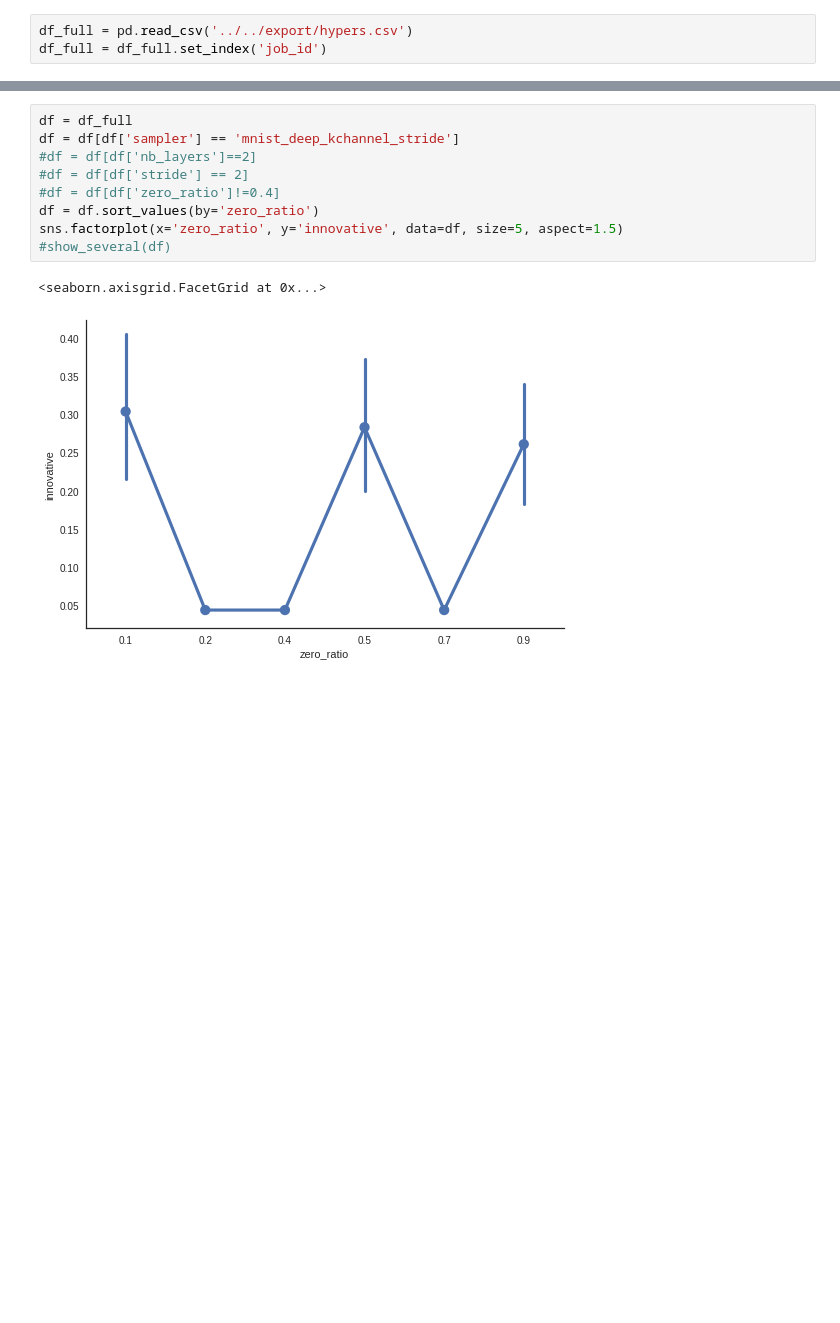
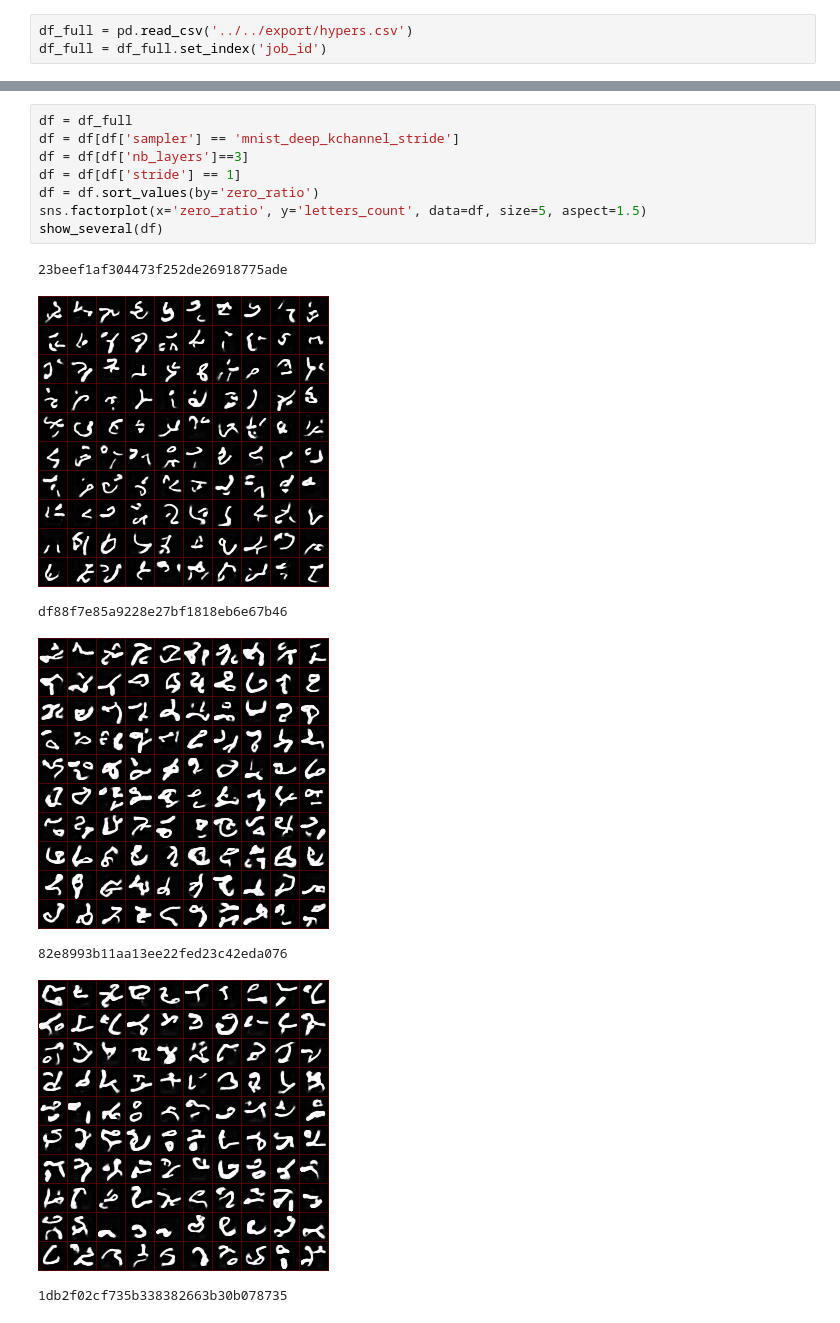
Before and after one commit to mehdidc/out_of_class, a Jupyter notebook: ae/ipynb/analysis.ipynb, the cells around one changed output, grey strips where cells are left out. Cells and saved outputs as stored; diff of their text form; blank space fills up the shorter version.

```diff
--- a/ae/ipynb/analysis.ipynb
+++ b/ae/ipynb/analysis.ipynb
@@ -119,12 +114,16 @@ sns.factorplot(x='stride', y='innovative', data=df, size=5, aspect=1.5)
 # %%
 df = df_full
 df = df[df['sampler'] == 'mnist_deep_kchannel_stride']
-#df = df[df['nb_layers']==2]
-#df = df[df['stride'] == 2]
-#df = df[df['zero_ratio']!=0.4]
+df = df[df['nb_layers']==3]
+df = df[df['stride'] == 1]
 df = df.sort_values(by='zero_ratio')
-sns.factorplot(x='zero_ratio', y='innovative', data=df, size=5, aspect=1.5)
-#show_several(df)
+sns.factorplot(x='zero_ratio', y='letters_count', data=df, size=5, aspect=1.5)
+show_several(df)
 # %% [output]
-<seaborn.axisgrid.FacetGrid at 0x...>
+23beef1af304473f252de26918775ade
-[figure, old version]
+[figure, new version]
+df88f7e85a9228e27bf1818eb6e67b46
+[figure, added]
+82e8993b11aa13ee22fed23c42eda076
+[figure, added]
+1db2f02cf735b338382663b30b078735
```
Also changed, not shown: parts of 8 cells of this notebook, 3 other files.
